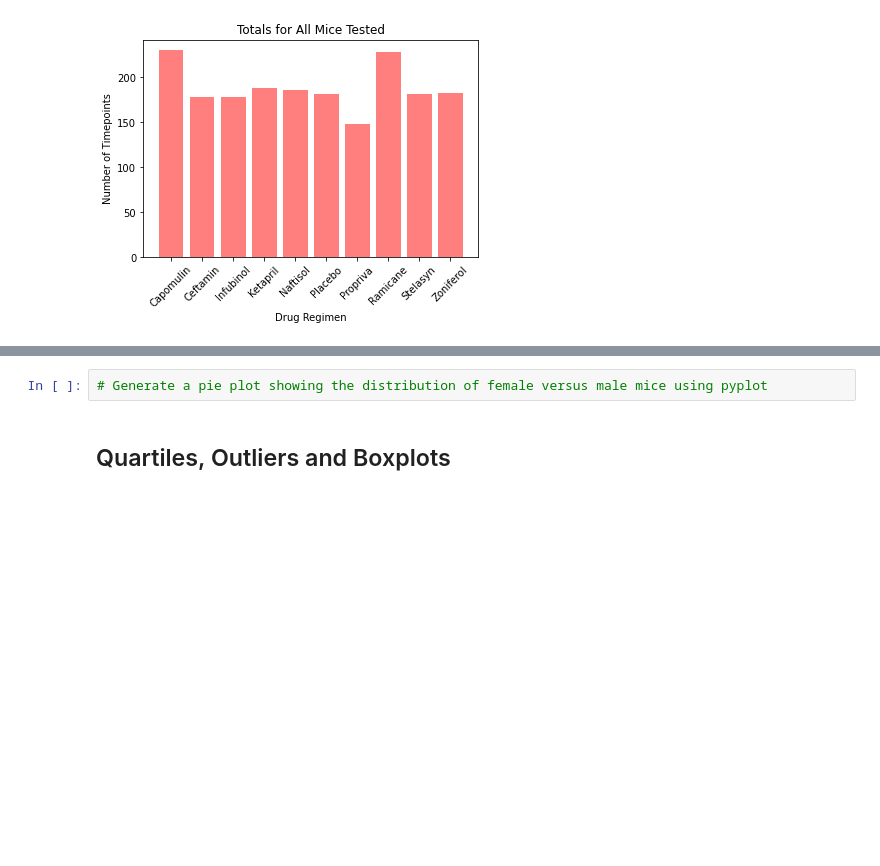
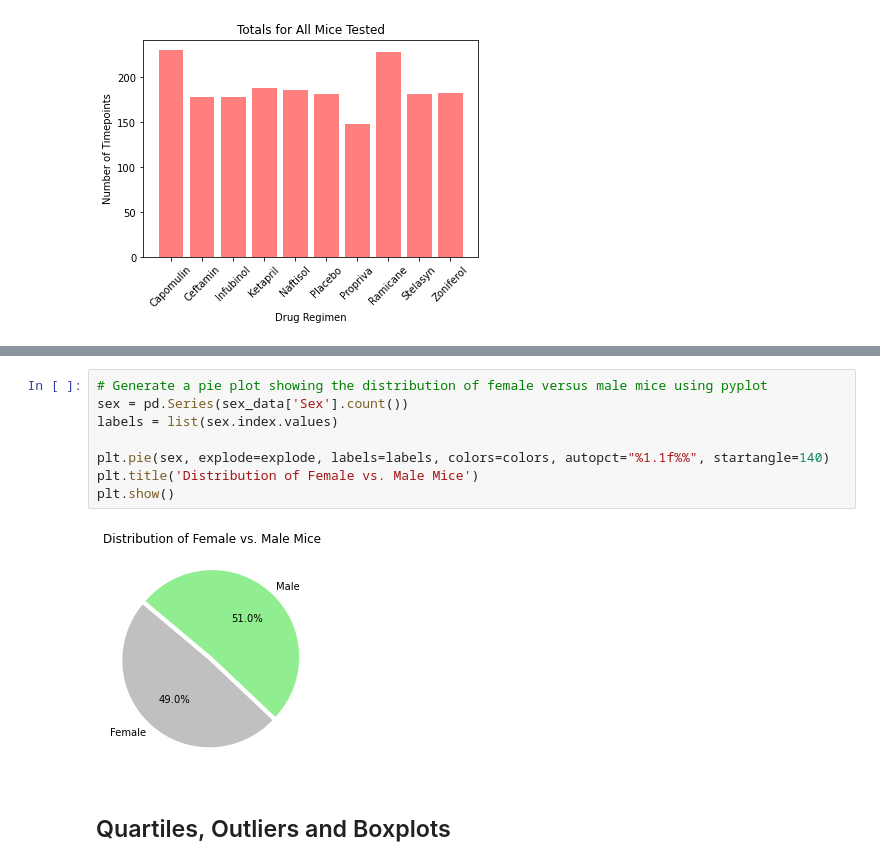
Before and after one commit to dkletter/matplotlib-challenge, a Jupyter notebook: pymaceuticals_starter.ipynb, the cells around one changed output, grey strips where cells are left out. Cells and saved outputs as stored; diff of their text form; blank space fills up the shorter version.

```diff
--- a/pymaceuticals_starter.ipynb
+++ b/pymaceuticals_starter.ipynb
@@ -171,5 +185,13 @@ plt.show()
 # %%
 # Generate a pie plot showing the distribution of female versus male mice using pyplot
+sex = pd.Series(sex_data['Sex'].count())
+labels = list(sex.index.values)
+
+plt.pie(sex, explode=explode, labels=labels, colors=colors, autopct="%1.1f%%", startangle=140)
+plt.title('Distribution of Female vs. Male Mice')
+plt.show()
+# %% [output]
+[figure, added]
 # %% [markdown]
 ## Quartiles, Outliers and Boxplots
 # %%
```
Also changed, not shown: parts of 1 cell of this notebook.
